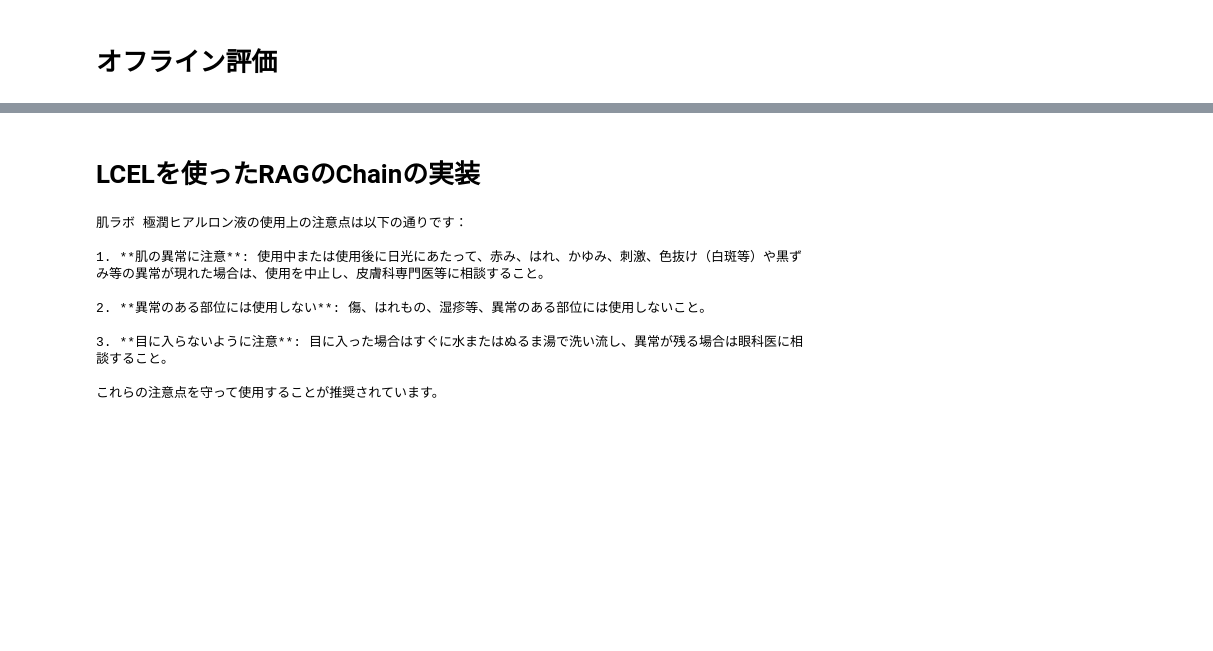
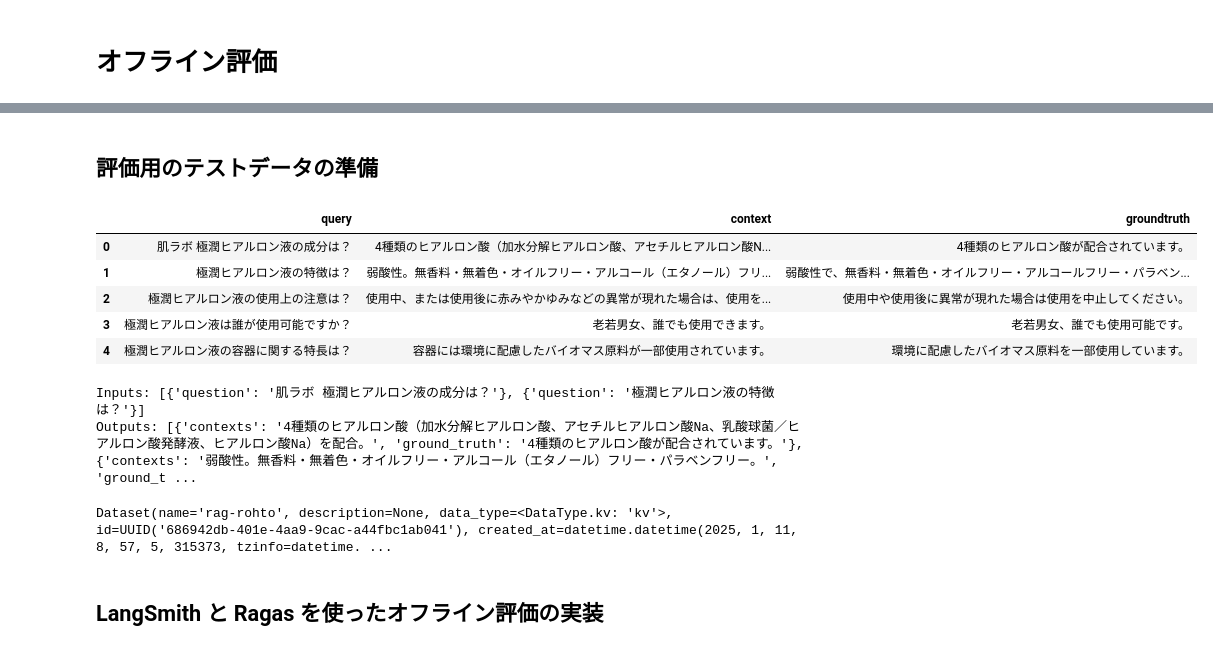
Before and after one commit to takuya-tokumoto/RagRohtoCompetition, a Jupyter notebook: notebook/ragas.ipynb, the cells around one changed output, grey strips where cells are left out. Saved outputs shown, nothing was run; the diff lists cells and outputs as text; code cells hidden in the pictures; blank space fills up the shorter version.

```diff
--- a/notebook/ragas.ipynb
+++ b/notebook/ragas.ipynb
@@ -321,2 +65,0 @@ https://jp.rohto.com/hadalabo/gokujun-lotion/ 1/2
-# %% [markdown]
-# LCELを使ったRAGのChainの実装
@@ -340,20 +66,2 @@ model = ChatOpenAI(model_name="gpt-4o-mini", temperature=0)
-# %%
-from langchain_core.output_parsers import StrOutputParser
-from langchain_core.runnables import RunnablePassthrough
-
-chain = {"context": ensemble_retriever, "question": RunnablePassthrough()} | prompt | model | StrOutputParser()
-
-query = "肌ラボ 極潤ヒアルロン液の使用上の注意点を教えてください。"
-
-output = chain.invoke(query)
-print(output)
-# %% [output]
-肌ラボ 極潤ヒアルロン液の使用上の注意点は以下の通りです：
-
-1. **肌の異常に注意**: 使用中または使用後に日光にあたって、赤み、はれ、かゆみ、刺激、色抜け（白斑等）や黒ずみ等の異常が現れた場合は、使用を中止し、皮膚科専門医等に相談すること。
-
-2. **異常のある部位には使用しない**: 傷、はれもの、湿疹等、異常のある部位には使用しないこと。
-
-3. **目に入らないように注意**: 目に入った場合はすぐに水またはぬるま湯で洗い流し、異常が残る場合は眼科医に相談すること。
-
-これらの注意点を守って使用することが推奨されています。
+# %% [markdown]
+## 評価用のテストデータの準備
@@ -359,0 +79,40 @@ print(output)
+# %%
+valid_data = pd.read_csv("/root/git_work/90_adhoc/RagRohtoCompetition/dataset/validation.csv")
+valid_data.head()
+# %% [output]
+|  | query | context | groundtruth |
+| 0 | 肌ラボ 極潤ヒアルロン液の成分は？ | 4種類のヒアルロン酸（加水分解ヒアルロン酸、アセチルヒアルロン酸N... | 4種類のヒアルロン酸が配合されています。 |
+| 1 | 極潤ヒアルロン液の特徴は？ | 弱酸性。無香料・無着色・オイルフリー・アルコール（エタノール）フリ... | 弱酸性で、無香料・無着色・オイルフリー・アルコールフリー・パラベン... |
+| 2 | 極潤ヒアルロン液の使用上の注意は？ | 使用中、または使用後に赤みやかゆみなどの異常が現れた場合は、使用を... | 使用中や使用後に異常が現れた場合は使用を中止してください。 |
+| 3 | 極潤ヒアルロン液は誰が使用可能ですか？ | 老若男女、誰でも使用できます。 | 老若男女、誰でも使用可能です。 |
+| 4 | 極潤ヒアルロン液の容器に関する特長は？ | 容器には環境に配慮したバイオマス原料が一部使用されています。 | 環境に配慮したバイオマス原料を一部使用しています。 |
+# %%
+# 空のリストを初期化
+inputs = []
+outputs = []
+# metadatas = []
+
+# 各レコードを処理してリストに追加
+for _, row in valid_data.iterrows():
+    # Inputs
+    inputs.append(
+        {
+            "question": row["query"],
+        }
+    )
+
+    # Outputs
+    outputs.append(
+        {
+            "contexts": row["context"],
+            "ground_truth": row["groundtruth"],
+        }
+    )
+
+
+# 結果を確認
+print("Inputs:", inputs[:2])  # 最初の2件を確認
+print("Outputs:", outputs[:2])
+# %% [output]
+Inputs: [{'question': '肌ラボ 極潤ヒアルロン液の成分は？'}, {'question': '極潤ヒアルロン液の特徴は？'}]
+Outputs: [{'contexts': '4種類のヒアルロン酸（加水分解ヒアルロン酸、アセチルヒアルロン酸Na、乳酸球菌／ヒアルロン酸発酵液、ヒアルロン酸Na）を配合。', 'ground_truth': '4種類のヒアルロン酸が配合されています。'}, {'contexts': '弱酸性。無香料・無着色・オイルフリー・アルコール（エタノール）フリー・パラベンフリー。', 'ground_t ...
@@ -359,0 +127,6 @@ print(output)
+# %%
+dataset
+# %% [output]
+Dataset(name='rag-rohto', description=None, data_type=<DataType.kv: 'kv'>, id=UUID('686942db-401e-4aa9-9cac-a44fbc1ab041'), created_at=datetime.datetime(2025, 1, 11, 8, 57, 5, 315373, tzinfo=datetime. ...
+# %% [markdown]
+## LangSmith と Ragas を使ったオフライン評価の実装
```
Also changed, not shown: parts of 33 cells of this notebook, 7 other files.
